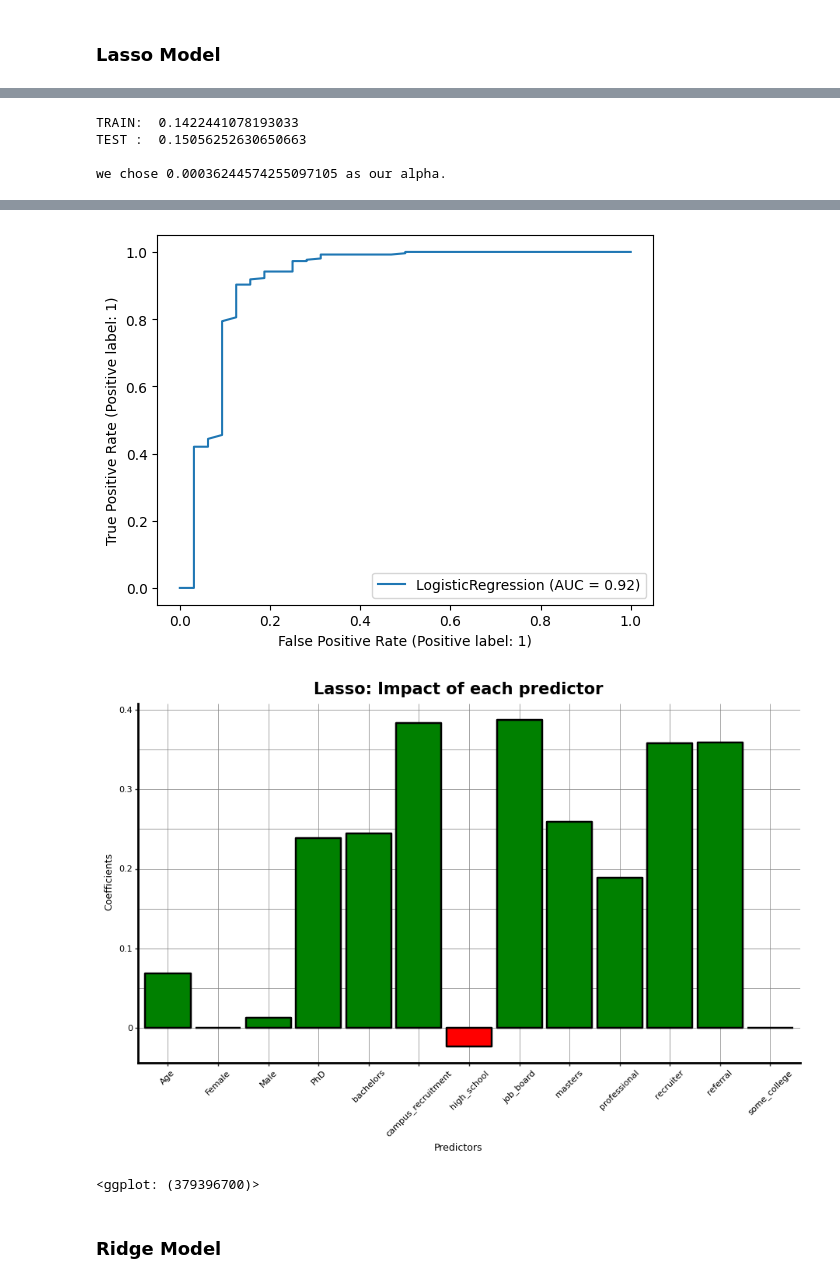
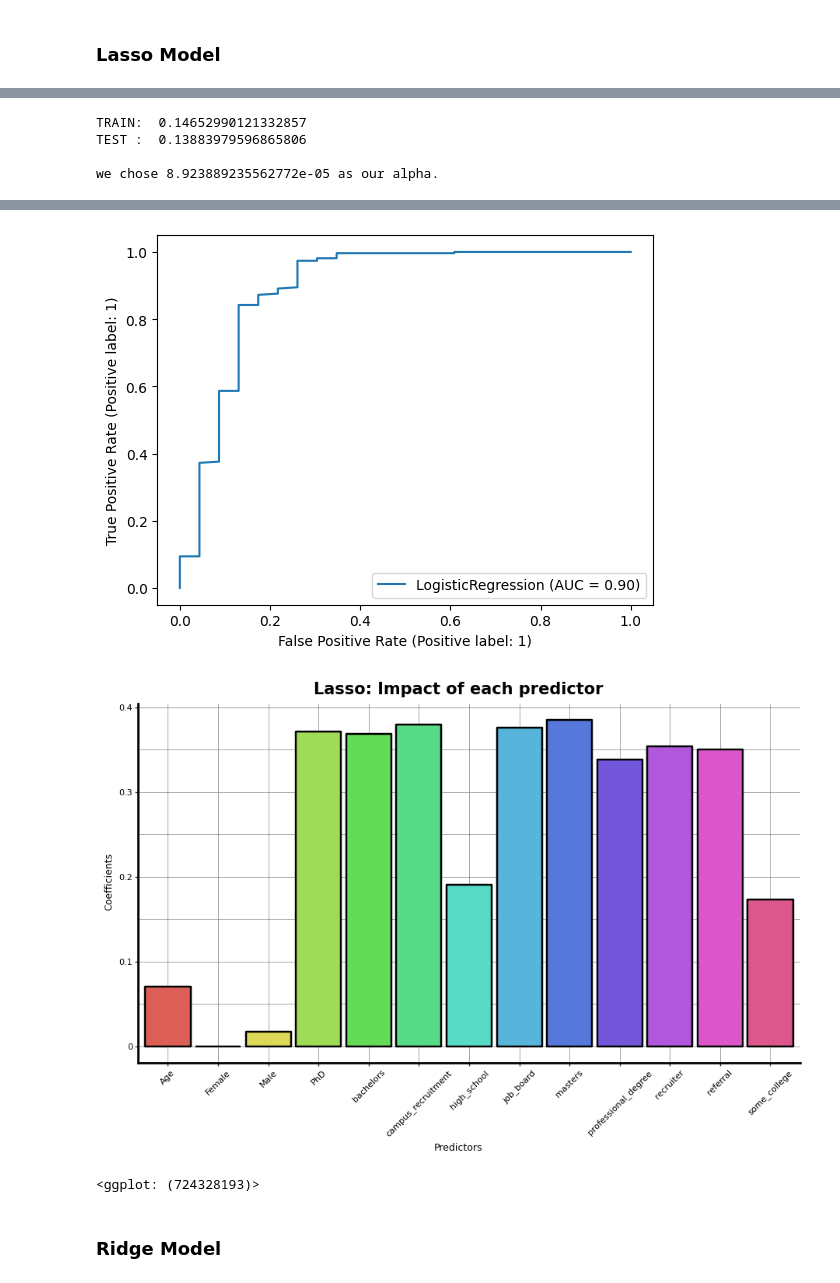
Before and after one commit to arell110/CPSC_392_Final_Project, a Jupyter notebook: Code/finalProject.ipynb, the cells around one changed output, grey strips where cells are left out. Cells and saved outputs as stored; diff of their text form; code cells hidden in the pictures.

```diff
--- a/Code/finalProject.ipynb
+++ b/Code/finalProject.ipynb
@@ -72,7 +72,7 @@ df['CompensationAmount'] = df['CompensationAmount'].apply(lambda x: int(float(x.
 # Simplifying labels
 df['FormalEducation'] = df['FormalEducation'].replace('I did not complete any formal education past high school', 'high_school')
 df['FormalEducation'] = df['FormalEducation'].replace('Some college/university study without earning a bachelor\'s degree', 'some_college')
-df['FormalEducation'] = df['FormalEducation'].replace('Professional degree', 'professional')
+df['FormalEducation'] = df['FormalEducation'].replace('Professional degree', 'professional_degree')
 df['FormalEducation'] = df['FormalEducation'].replace('Bachelor\'s degree', 'bachelors')
 df['FormalEducation'] = df['FormalEducation'].replace('Master\'s degree', 'masters')
 df['FormalEducation'] = df['FormalEducation'].replace('Doctoral degree', 'PhD')
@@ -272,7 +277,7 @@ TEST :  0.19452854671280273
 # %%
 # LASSO
 predictors = ['Male','Female','Age',
-    'PhD', 'bachelors', 'high_school', 'masters', 'professional',
+    'PhD', 'bachelors', 'high_school', 'masters', 'professional_degree',
     'some_college', 'campus_recruitment', 'job_board', 'recruiter',
     'referral']
 continuous_variables = ['Age']
@@ -296,10 +301,10 @@ print("TEST : ", mean_absolute_error(y_test, lsr_tune.predict(X_test)))
 
 print("\nwe chose " + str(lsr_tune.alpha_) + " as our alpha.")
 # %% [output]
-TRAIN:  0.1422441078193033
-TEST :  0.15056252630650663
+TRAIN:  0.14652990121332857
+TEST :  0.13883979596865806
 
-we chose 0.00036244574255097105 as our alpha.
+we chose 8.923889235562772e-05 as our alpha.
 # %%
 # Coefficient values from the LR model
 lasso_coefficients = pd.DataFrame({
@@ -317,6 +314,5 @@ for coef, name in lasso_coefficients[["Coefficients", "Name"]].values:
 # %%
 (ggplot(lasso_coefficients, aes(x = "Name", y = "Coefficients", fill = "factor(Name)"))
-    + scale_fill_manual(values = color_values)
     + geom_bar(stat = "identity", position = "identity", color = "black", size = 1)
     + labs(x = "Predictors", y = "Coefficients")
     + ggtitle("Lasso: Impact of each predictor")
@@ -345,6 +341,6 @@ for coef, name in lasso_coefficients[["Coefficients", "Name"]].values:
-[figure, old version]
+[figure, new version]
-[figure, old version]
+[figure, new version]
-<ggplot: (379396700)>
+<ggplot: (724328193)>
 # %% [markdown]
 ### Ridge Model
 # %%
```
Also changed, not shown: parts of 17 cells of this notebook, 13 other files.
